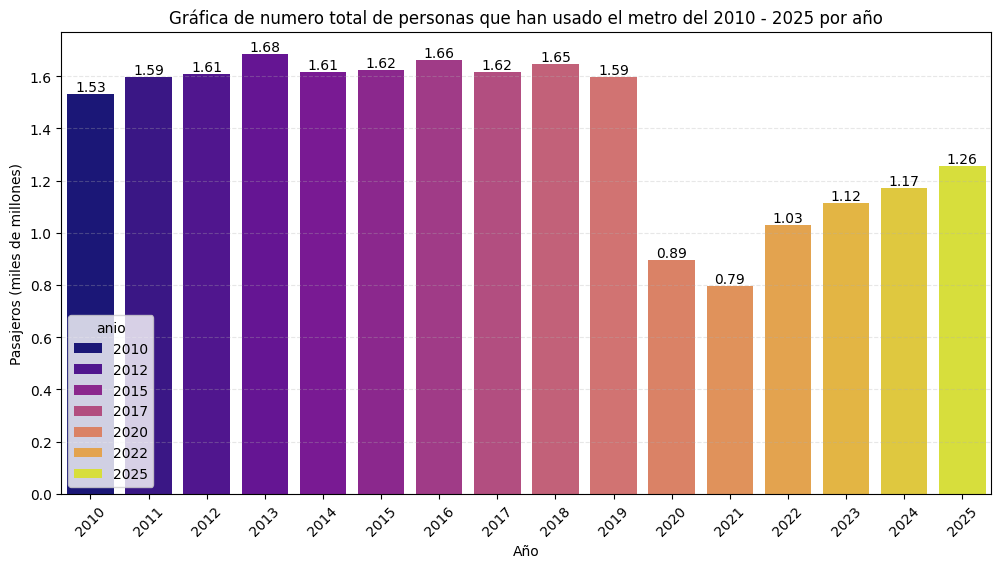
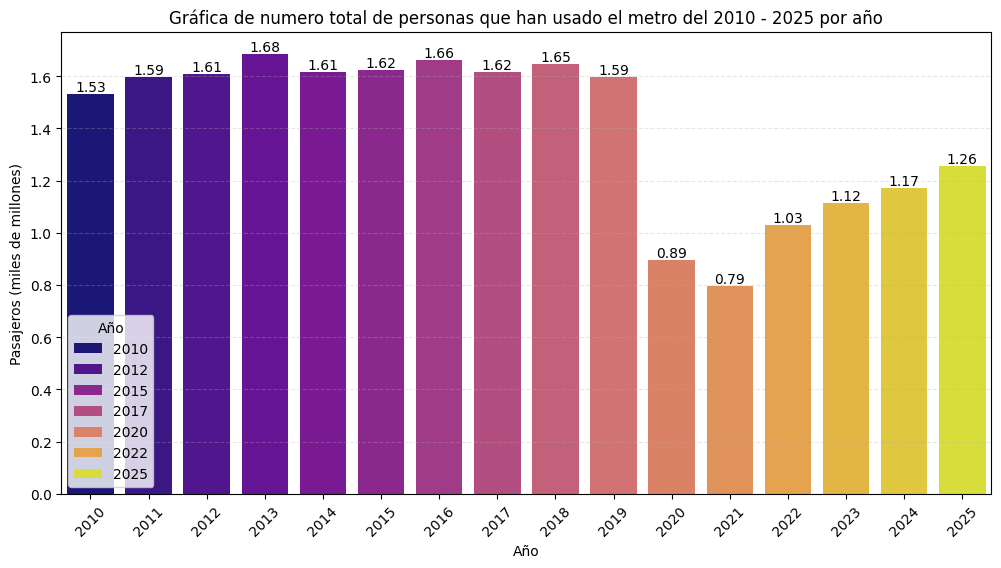
Unified diff of the notebook cell whose output changed from the first chart to the second:
--- before
+++ after
@@ -22,3 +22,4 @@
 plt.ylabel("Pasajeros (miles de millones)")
 plt.xticks(rotation=45)
+plt.legend(title="Año")
 plt.show()

Commit: Hice unos ajustes de titulo y tamaño a algunas gráficas